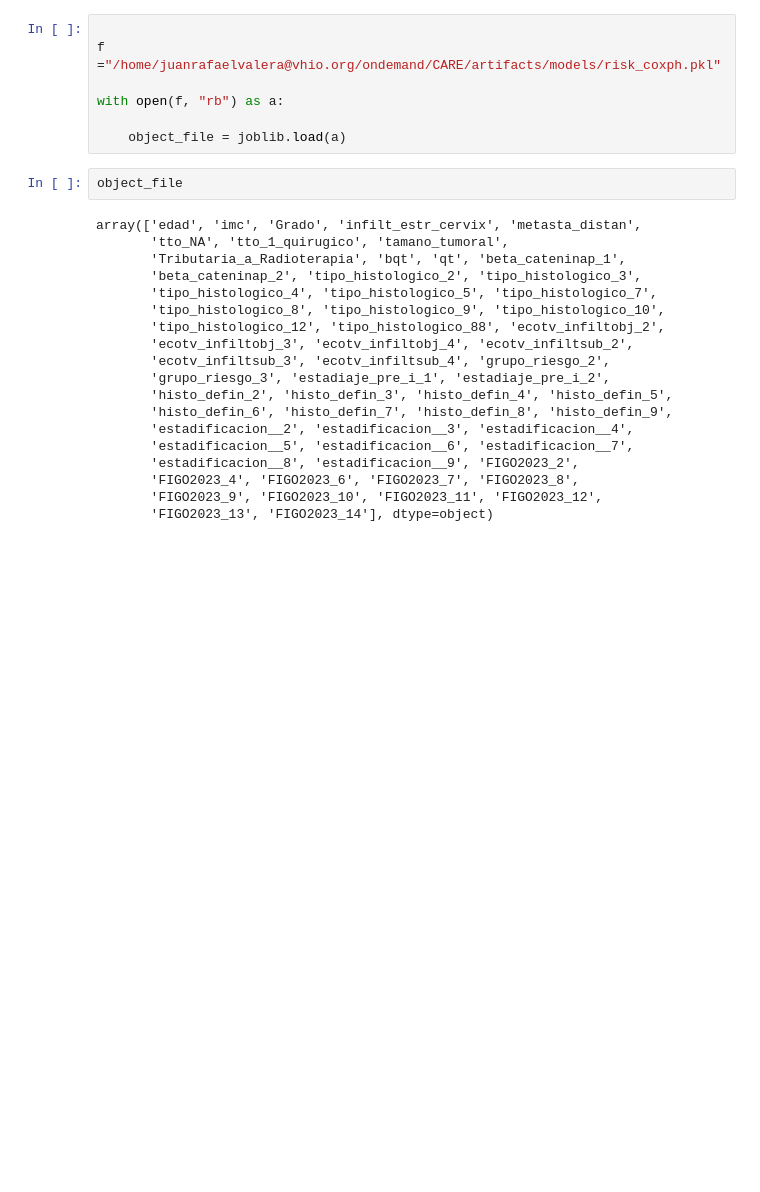
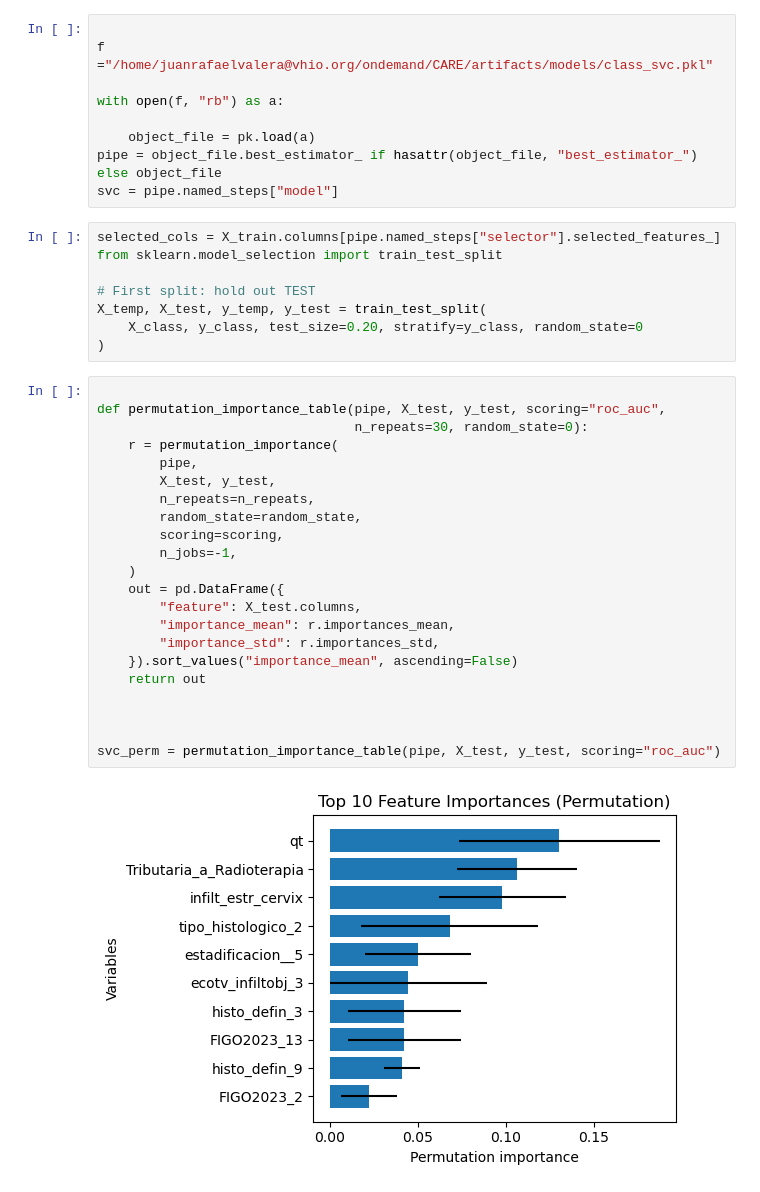
Before and after one commit to juanravm/CARE, a Jupyter notebook: att_explor.ipynb, the cells around one changed output. Drawn from its saved outputs; the diff is of its cells as text; blank space fills up the shorter version.

Commit message:
model inference

```diff
--- a/att_explor.ipynb
+++ b/att_explor.ipynb
@@ -35,28 +83,41 @@ AttributeError: 'LogisticRegression' object has no attribute 'feature_importance
 # %%
 
-f ="/home/juanrafaelvalera@vhio.org/ondemand/CARE/artifacts/models/risk_coxph.pkl"
+f ="/home/juanrafaelvalera@vhio.org/ondemand/CARE/artifacts/models/class_svc.pkl"
 
 with open(f, "rb") as a:
 
-    object_file = joblib.load(a)
+    object_file = pk.load(a)
+pipe = object_file.best_estimator_ if hasattr(object_file, "best_estimator_") else object_file
+svc = pipe.named_steps["model"]
-# %%
-object_file
-# %% [output]
-array(['edad', 'imc', 'Grado', 'infilt_estr_cervix', 'metasta_distan',
-       'tto_NA', 'tto_1_quirugico', 'tamano_tumoral',
-       'Tributaria_a_Radioterapia', 'bqt', 'qt', 'beta_cateninap_1',
-       'beta_cateninap_2', 'tipo_histologico_2', 'tipo_histologico_3',
-       'tipo_histologico_4', 'tipo_histologico_5', 'tipo_histologico_7',
-       'tipo_histologico_8', 'tipo_histologico_9', 'tipo_histologico_10',
-       'tipo_histologico_12', 'tipo_histologico_88', 'ecotv_infiltobj_2',
-       'ecotv_infiltobj_3', 'ecotv_infiltobj_4', 'ecotv_infiltsub_2',
-       'ecotv_infiltsub_3', 'ecotv_infiltsub_4', 'grupo_riesgo_2',
-       'grupo_riesgo_3', 'estadiaje_pre_i_1', 'estadiaje_pre_i_2',
-       'histo_defin_2', 'histo_defin_3', 'histo_defin_4', 'histo_defin_5',
-       'histo_defin_6', 'histo_defin_7', 'histo_defin_8', 'histo_defin_9',
-       'estadificacion__2', 'estadificacion__3', 'estadificacion__4',
-       'estadificacion__5', 'estadificacion__6', 'estadificacion__7',
-       'estadificacion__8', 'estadificacion__9', 'FIGO2023_2',
-       'FIGO2023_4', 'FIGO2023_6', 'FIGO2023_7', 'FIGO2023_8',
-       'FIGO2023_9', 'FIGO2023_10', 'FIGO2023_11', 'FIGO2023_12',
-       'FIGO2023_13', 'FIGO2023_14'], dtype=object)
+# %%
+selected_cols = X_train.columns[pipe.named_steps["selector"].selected_features_]
+from sklearn.model_selection import train_test_split
+
+# First split: hold out TEST
+X_temp, X_test, y_temp, y_test = train_test_split(
+    X_class, y_class, test_size=0.20, stratify=y_class, random_state=0
+)
+# %%
+
+def permutation_importance_table(pipe, X_test, y_test, scoring="roc_auc",
+                                 n_repeats=30, random_state=0):
+    r = permutation_importance(
+        pipe,
+        X_test, y_test,
+        n_repeats=n_repeats,
+        random_state=random_state,
+        scoring=scoring,
+        n_jobs=-1,
+    )
+    out = pd.DataFrame({
+        "feature": X_test.columns,
+        "importance_mean": r.importances_mean,
+        "importance_std": r.importances_std,
+    }).sort_values("importance_mean", ascending=False)
+    return out
+
+
+
+svc_perm = permutation_importance_table(pipe, X_test, y_test, scoring="roc_auc")
+# %% [output]
+[figure, added]
```
Also changed, not shown: parts of 14 cells of this notebook, 13 other files.
